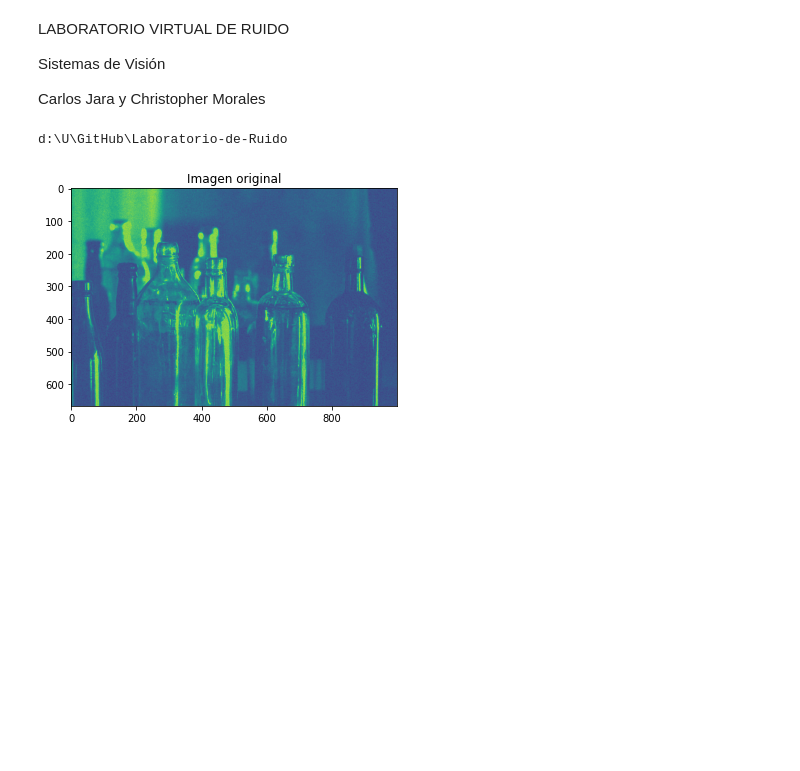
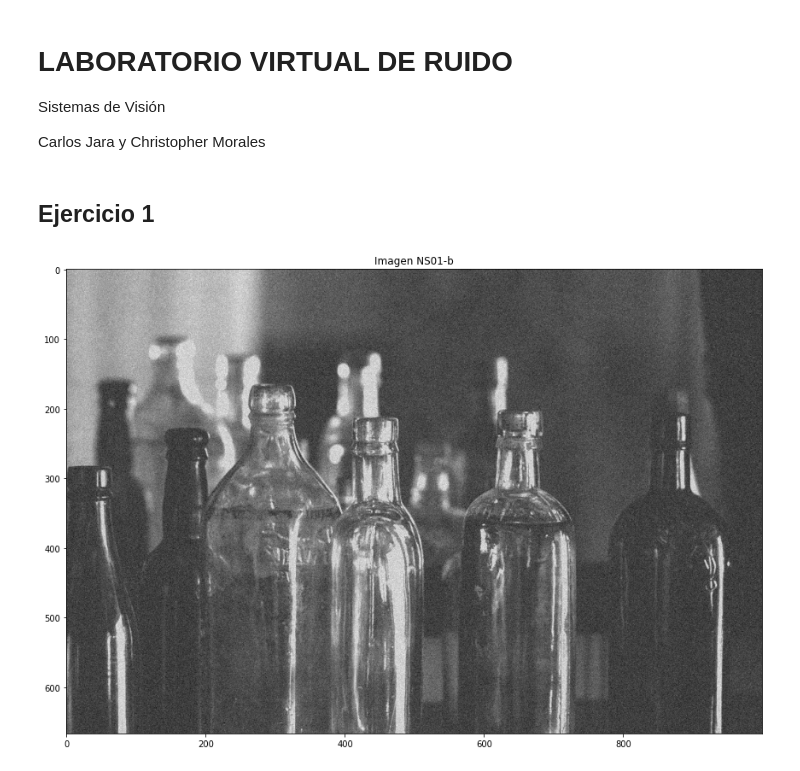
Before and after one commit to ChristopherMoralesA/Laboratorio-de-Ruido, a Jupyter notebook: Laboratorio_de_Ruido.ipynb, the cells around one changed output. Saved outputs shown, nothing was run; the diff lists cells and outputs as text; code cells hidden in the pictures; blank space fills up the shorter version.

```diff
--- a/Laboratorio_de_Ruido.ipynb
+++ b/Laboratorio_de_Ruido.ipynb
@@ -1,25 +1,27 @@
 # %% [markdown]
-LABORATORIO VIRTUAL DE RUIDO
+# LABORATORIO VIRTUAL DE RUIDO
 
 Sistemas de Visión
 
 Carlos Jara y Christopher Morales
+# %% [markdown]
+## Ejercicio 1
 # %%
+#Importar las librerías por utlizar
 import os
+import matplotlib.pyplot as plt
+import matplotlib.image as mpimg
+from skimage import io
 
 #Obtener la direccion de las imagenes
 path = os.getcwd()
-print(path)
-# %% [output]
-d:\U\GitHub\Laboratorio-de-Ruido
-# %%
-import matplotlib.pyplot as plt
-import matplotlib.image as mpimg
-from skimage import io
-
-CODIGO_DE_BARRAS= io.imread(path +r'\NS01\NS01-b.png')
-plt.title("Imagen original")
-plt.imshow(CODIGO_DE_BARRAS)
-plt.show()
-# %% [output]
-[figure, removed]
+# %%
+#Mostrar las imágenes originales
+NS01_b= io.imread(path +r'\NS01\NS01-b.png',True)
+
+plt.figure(figsize=(15,10))
+plt.imshow(NS01_b,cmap='gray')
+plt.title("Imagen NS01-b")
+plt.show()
+# %% [output]
+[figure, added]
```
Also changed, not shown: parts of 5 cells of this notebook.
